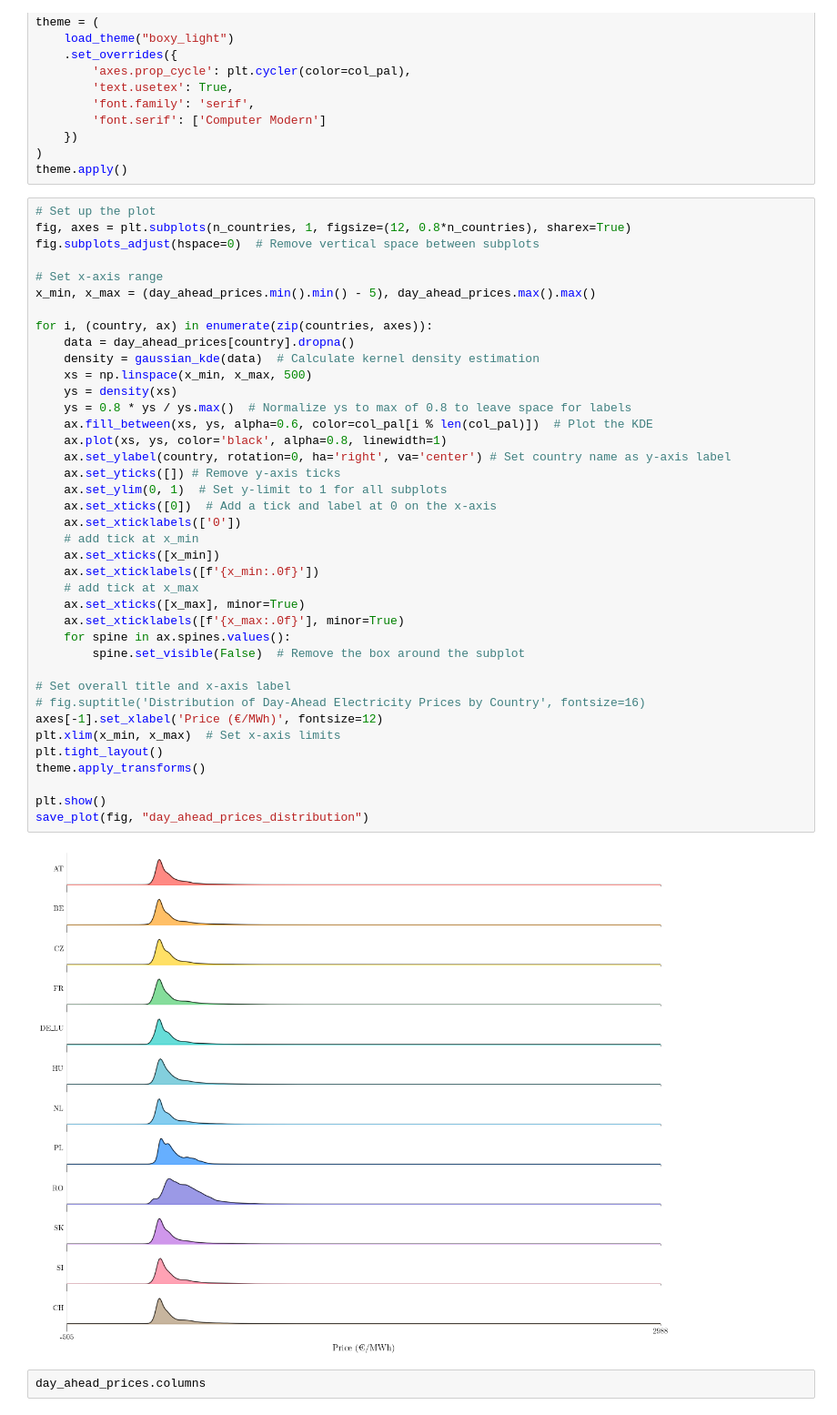
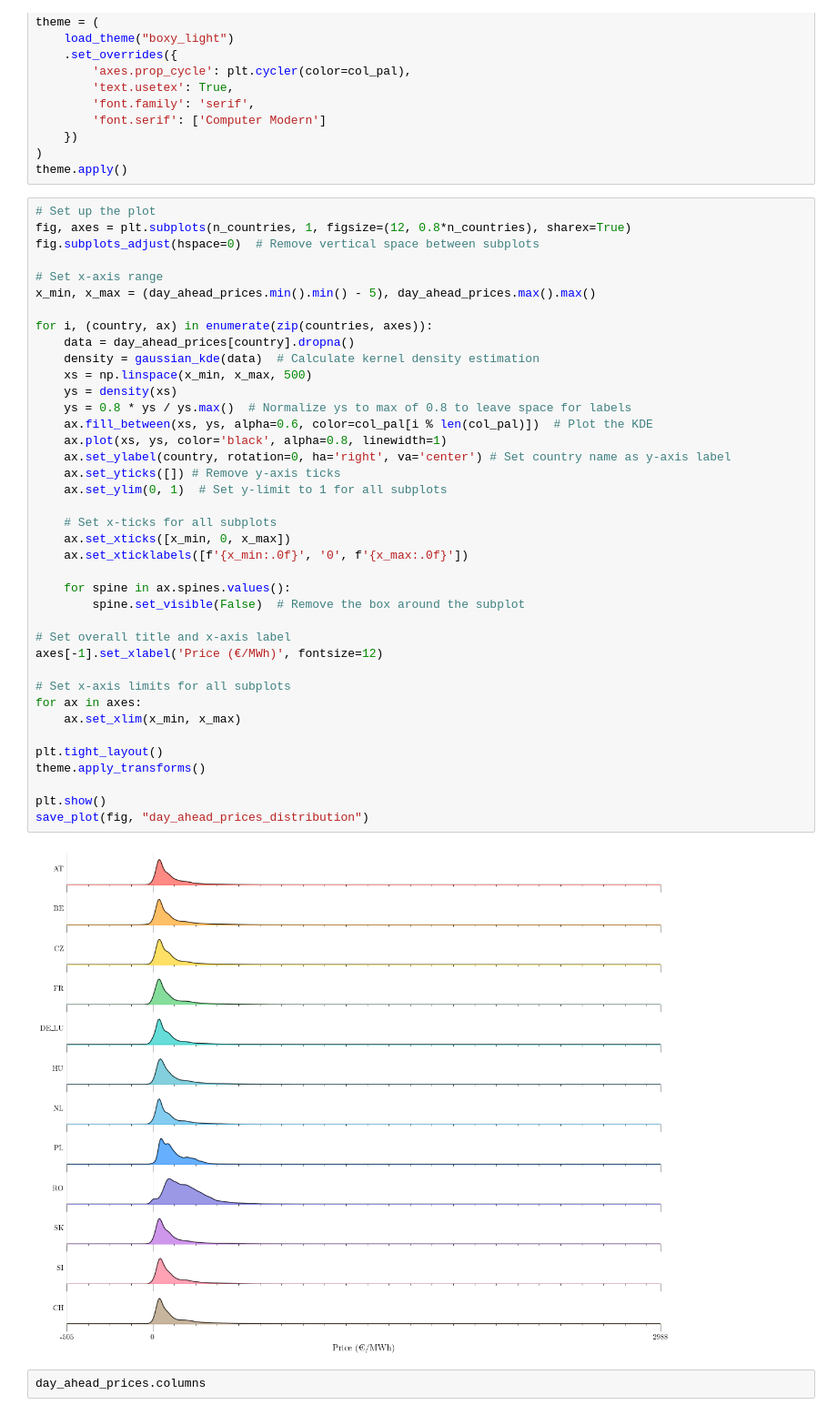
Before and after one commit to tobias-schnabel/mc-forecasting, a Jupyter notebook: plots.ipynb, the cells around one changed output. Shown at 91% size. Drawn from its saved outputs; the diff is of its cells as text.

Commit message:
rename merged but not cleaned data file and rerun plots.ipynb

```diff
--- a/plots.ipynb
+++ b/plots.ipynb
@@ -62,44 +62,44 @@ theme.apply()
 # %%
 # Set up the plot
 fig, axes = plt.subplots(n_countries, 1, figsize=(12, 0.8*n_countries), sharex=True)
 fig.subplots_adjust(hspace=0)  # Remove vertical space between subplots
 
 # Set x-axis range
 x_min, x_max = (day_ahead_prices.min().min() - 5), day_ahead_prices.max().max()
 
 for i, (country, ax) in enumerate(zip(countries, axes)):
     data = day_ahead_prices[country].dropna()
     density = gaussian_kde(data)  # Calculate kernel density estimation
     xs = np.linspace(x_min, x_max, 500)
     ys = density(xs)
     ys = 0.8 * ys / ys.max()  # Normalize ys to max of 0.8 to leave space for labels
     ax.fill_between(xs, ys, alpha=0.6, color=col_pal[i % len(col_pal)])  # Plot the KDE
     ax.plot(xs, ys, color='black', alpha=0.8, linewidth=1)
     ax.set_ylabel(country, rotation=0, ha='right', va='center') # Set country name as y-axis label
     ax.set_yticks([]) # Remove y-axis ticks
     ax.set_ylim(0, 1)  # Set y-limit to 1 for all subplots
-    ax.set_xticks([0])  # Add a tick and label at 0 on the x-axis
-    ax.set_xticklabels(['0'])
-    # add tick at x_min
-    ax.set_xticks([x_min])
-    ax.set_xticklabels([f'{x_min:.0f}'])
-    # add tick at x_max
-    ax.set_xticks([x_max], minor=True)
-    ax.set_xticklabels([f'{x_max:.0f}'], minor=True)
+
+    # Set x-ticks for all subplots
+    ax.set_xticks([x_min, 0, x_max])
+    ax.set_xticklabels([f'{x_min:.0f}', '0', f'{x_max:.0f}'])
+
     for spine in ax.spines.values():
         spine.set_visible(False)  # Remove the box around the subplot
 
 # Set overall title and x-axis label
-# fig.suptitle('Distribution of Day-Ahead Electricity Prices by Country', fontsize=16)
 axes[-1].set_xlabel('Price (€/MWh)', fontsize=12)
-plt.xlim(x_min, x_max)  # Set x-axis limits
+
+# Set x-axis limits for all subplots
+for ax in axes:
+    ax.set_xlim(x_min, x_max)
+
 plt.tight_layout()
 theme.apply_transforms()
 
 plt.show()
 save_plot(fig, "day_ahead_prices_distribution")
 # %% [output]
-[figure, old version]
+[figure, new version]
 # %%
 day_ahead_prices.columns
 # %% [output]
```
Also changed, not shown: parts of 3 cells of this notebook, 1 other file.
